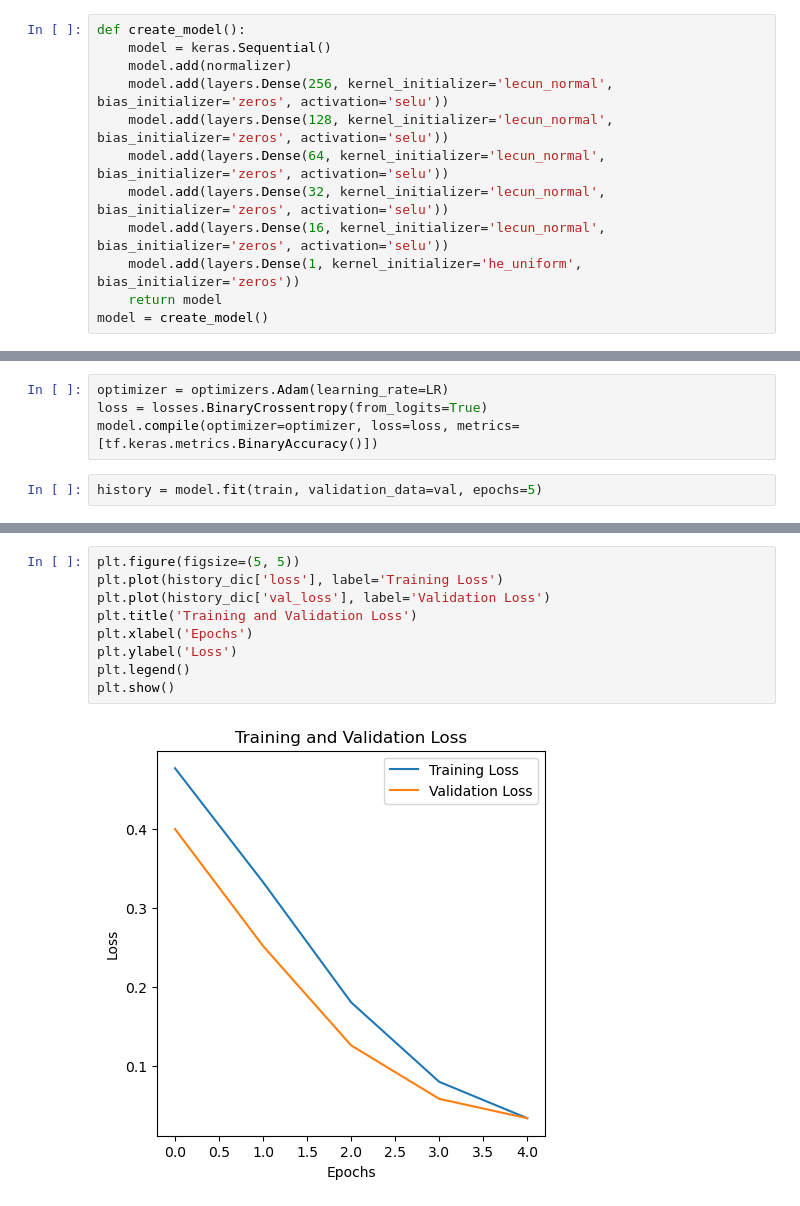
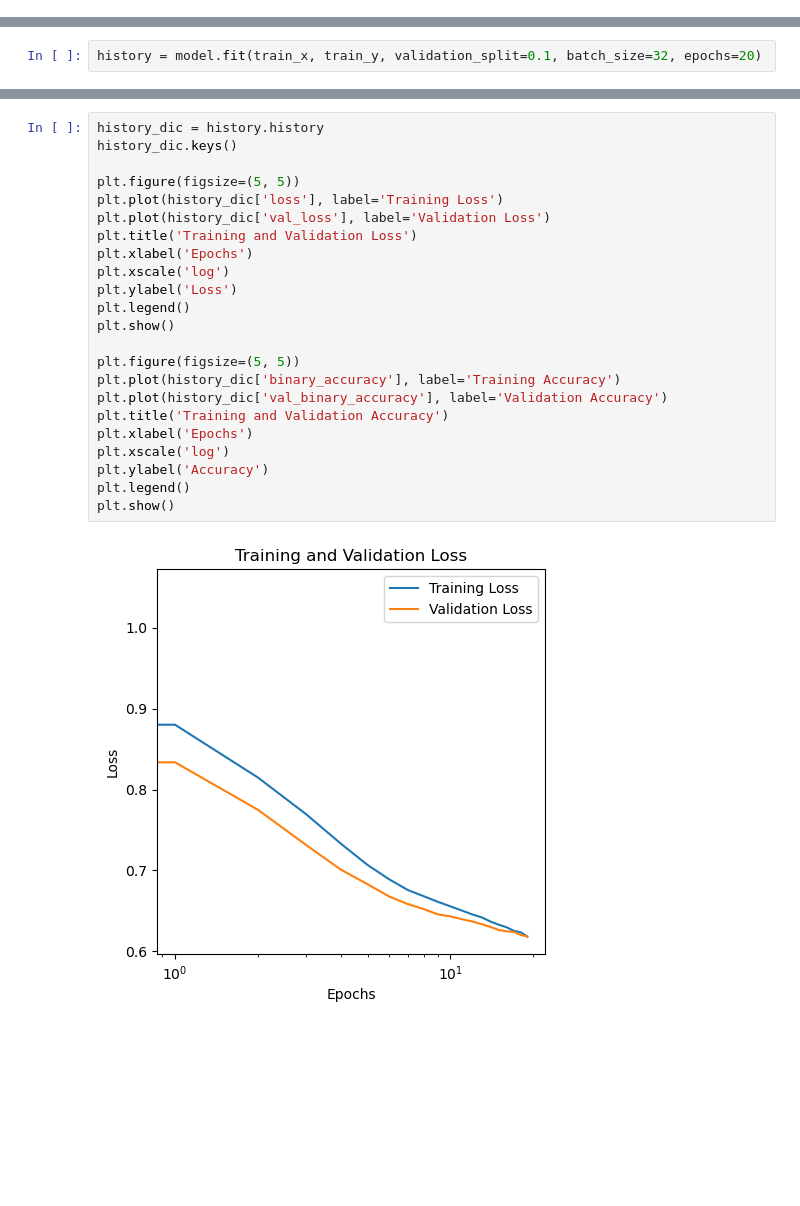
Before and after one commit to fqhd/WinPredictor, a Jupyter notebook: live.ipynb, the cells around one changed output, grey strips where cells are left out. Cells and saved outputs as stored; diff of their text form; blank space fills up the shorter version.

```diff
--- a/live.ipynb
+++ b/live.ipynb
@@ -36,12 +25,0 @@ test = ds.skip(train_len + val_len)
-# %%
-def create_model():
-    model = keras.Sequential()
-    model.add(normalizer)
-    model.add(layers.Dense(256, kernel_initializer='lecun_normal', bias_initializer='zeros', activation='selu'))
-    model.add(layers.Dense(128, kernel_initializer='lecun_normal', bias_initializer='zeros', activation='selu'))
-    model.add(layers.Dense(64, kernel_initializer='lecun_normal', bias_initializer='zeros', activation='selu'))
-    model.add(layers.Dense(32, kernel_initializer='lecun_normal', bias_initializer='zeros', activation='selu'))
-    model.add(layers.Dense(16, kernel_initializer='lecun_normal', bias_initializer='zeros', activation='selu'))
-    model.add(layers.Dense(1, kernel_initializer='he_uniform', bias_initializer='zeros'))
-    return model
-model = create_model()
@@ -68,6 +25,0 @@ _________________________________________________________________
-# %%
-optimizer = optimizers.Adam(learning_rate=LR)
-loss = losses.BinaryCrossentropy(from_logits=True)
-model.compile(optimizer=optimizer, loss=loss, metrics=[tf.keras.metrics.BinaryAccuracy()])
-# %%
-history = model.fit(train, validation_data=val, epochs=5)
@@ -89,0 +91,2 @@ dict_keys(['loss', 'binary_accuracy', 'val_loss', 'val_binary_accuracy'])
+# %%
+history = model.fit(train_x, train_y, validation_split=0.1, batch_size=32, epochs=20)
@@ -90,11 +111,25 @@ dict_keys(['loss', 'binary_accuracy', 'val_loss', 'val_binary_accuracy'])
 # %%
+history_dic = history.history
+history_dic.keys()
+
 plt.figure(figsize=(5, 5))
 plt.plot(history_dic['loss'], label='Training Loss')
 plt.plot(history_dic['val_loss'], label='Validation Loss')
 plt.title('Training and Validation Loss')
 plt.xlabel('Epochs')
+plt.xscale('log')
 plt.ylabel('Loss')
 plt.legend()
 plt.show()
+
+plt.figure(figsize=(5, 5))
+plt.plot(history_dic['binary_accuracy'], label='Training Accuracy')
+plt.plot(history_dic['val_binary_accuracy'], label='Validation Accuracy')
+plt.title('Training and Validation Accuracy')
+plt.xlabel('Epochs')
+plt.xscale('log')
+plt.ylabel('Accuracy')
+plt.legend()
+plt.show()
 # %% [output]
-[figure, old version]
+[figure, new version]
```
Also changed, not shown: parts of 19 cells of this notebook.
